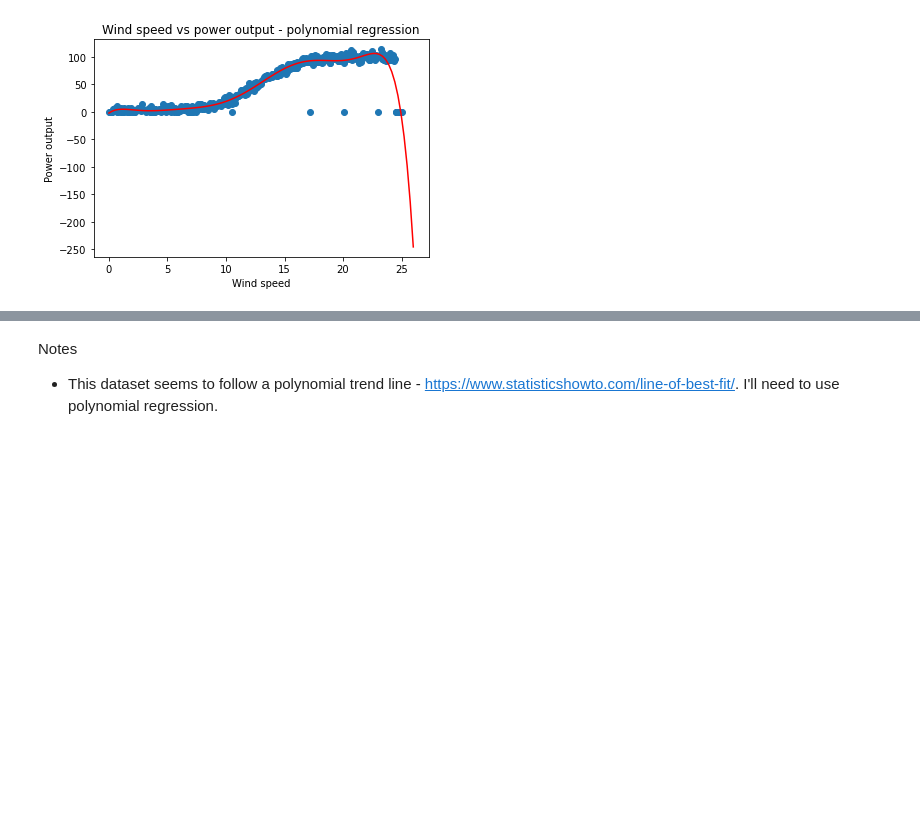
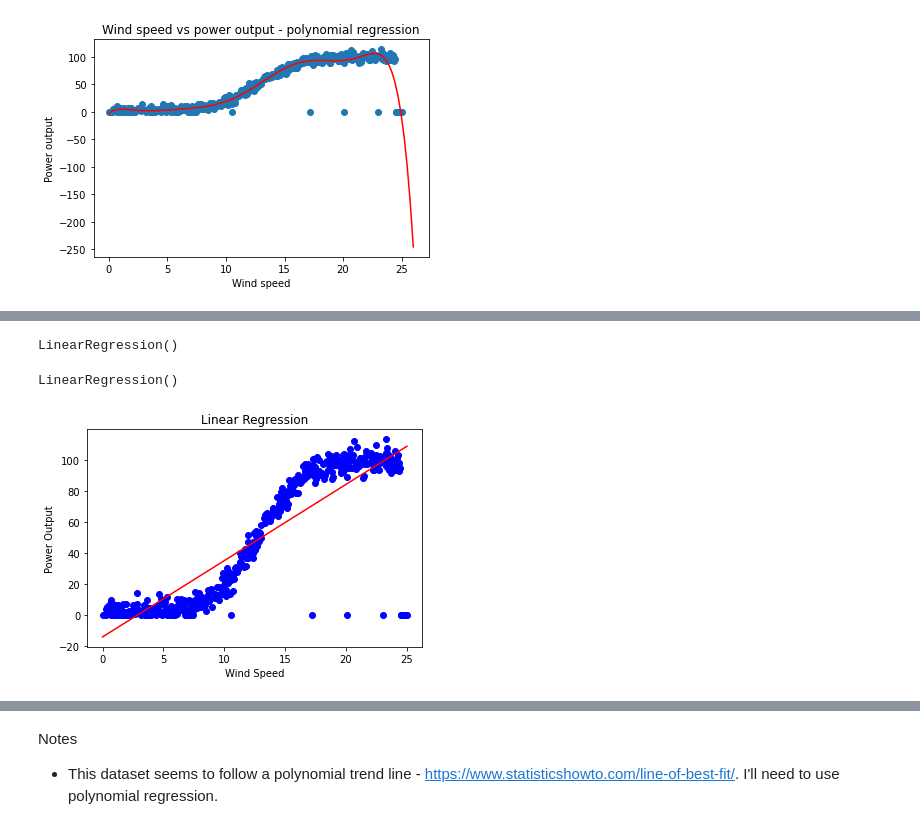
Before and after one commit to OtherBrian/fda-regression_project, a Jupyter notebook: Regression Project.ipynb, the cells around one changed output, grey strips where cells are left out. Drawn from its saved outputs; the diff is of its cells as text; code cells hidden in the pictures; blank space fills up the shorter version.

```diff
--- a/Regression Project.ipynb
+++ b/Regression Project.ipynb
@@ -133,6 +133,9 @@ I'll therefore need to find a way to fit a curve to this dataset, rather than a
 Following the Pythonbasic tutoral, we can add a polynomial regression. This creates a curve that generally matches the data more accurately. However the start and end of the curve are being influenced by outliers and such.
 
 First let's try a 3 degree polynomial regression.
+# %%
+x = power_output_df['speed']
+y = power_output_df['power']
 # %%
 #https://pythonbasics.org/polynomial-regression-in-python/
 poly_fit = np.poly1d(np.polyfit(x,y, 3))
@@ -175,0 +193,5 @@ plt.plot(power_output_df.speed, ffit(power_output_df.speed))
+# %%
+#Getting an error as the linear regression is expecting a 2d array.
+X = np.array(x).reshape(-1, 1)
+
+X
@@ -175,0 +216,32 @@ plt.plot(power_output_df.speed, ffit(power_output_df.speed))
+# %%
+# Fitting Linear Regression to the dataset
+from sklearn.linear_model import LinearRegression
+lin = LinearRegression()
+
+lin.fit(X, y)
+# %% [output]
+LinearRegression()
+# %%
+# Fitting Polynomial Regression to the dataset
+from sklearn.preprocessing import PolynomialFeatures
+
+poly = PolynomialFeatures(degree = 4)
+X_poly = poly.fit_transform(X)
+
+poly.fit(X_poly, y)
+lin2 = LinearRegression()
+lin2.fit(X_poly, y)
+# %% [output]
+LinearRegression()
+# %%
+# Visualising the Linear Regression results
+plt.scatter(X, y, color = 'blue')
+
+plt.plot(X, lin.predict(X), color = 'red')
+plt.title('Linear Regression')
+plt.xlabel('Wind Speed')
+plt.ylabel('Power Output')
+
+plt.show()
+# %% [output]
+[figure, added]
```
Also changed, not shown: parts of 7 cells of this notebook.
